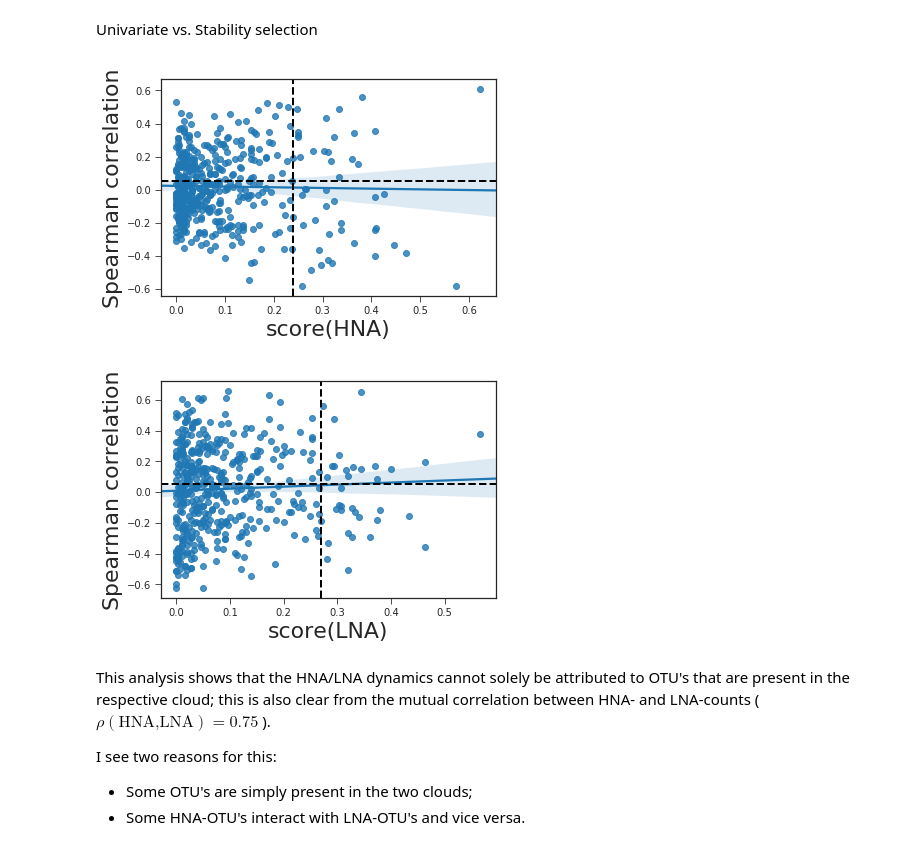
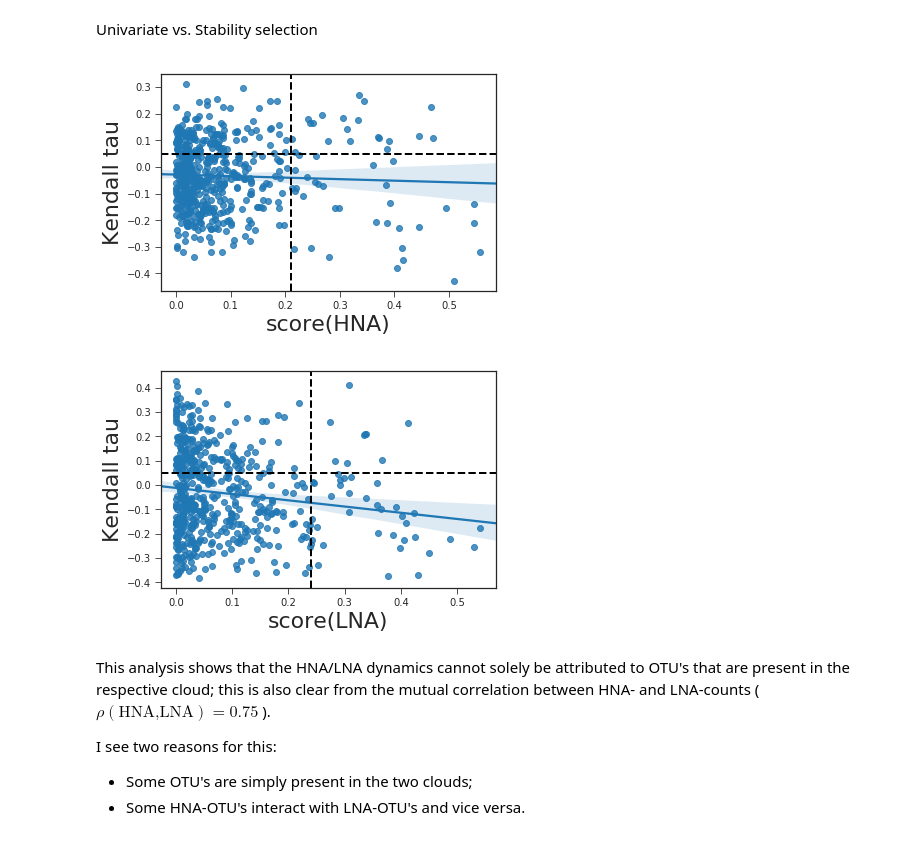
Before and after one commit to rprops/HNA_LNA_productivity, a Jupyter notebook: relative_analysis_5seq10_Inland.ipynb, the cells around one changed output. Drawn from its saved outputs; the diff is of its cells as text; code cells hidden in the pictures.

```diff
--- a/relative_analysis_5seq10_Inland.ipynb
+++ b/relative_analysis_5seq10_Inland.ipynb
@@ -100,15 +90,13 @@ Let's compare two methods:
 - (other methods can follow as well).
 # %%
 f_regr, f_regr_p = f_regression(data_stand.loc[:,otus],hna)
-r_spearman = np.zeros(len(otus))
-p_spearman = np.zeros(len(otus))
+kendall = np.zeros(len(otus))
+p_kendall = np.zeros(len(otus))
 for i in np.arange(0,len(otus)):
-    r_spearman[i], p_spearman[i] = spearmanr(data_stand.loc[:,otus[i]],hna, axis=0)
+    kendall[i], p_kendall[i] = kendalltau(data_stand.loc[:,otus[i]],hna)
 uni_fs = pd.DataFrame(f_regr, index=otus, columns = ['f_regr'])
 uni_fs['p-value'] = f_regr_p
-uni_fs['r_spearman'] = r_spearman
-uni_fs['p_spearman'] = p_spearman
-#uni_fs['mi'] = mutual_info_regression(data_stand.loc[:,otus],hna)
-#uni_fs.sort_values(ascending=False,inplace=True, by='f_regr')
+uni_fs['kendall'] = kendall
+uni_fs['p_kendall'] = p_kendall
 display(uni_fs.head(10))
 # %% [output]
@@ -229,8 +179,8 @@ otu_scores = otu_scores.assign(abun_abs_mean = data_abs.loc[:,otus].mean())
 otu_scores = otu_scores.assign(abun_abs_CV = data_abs.loc[:,otus].std()/data_abs.loc[:,otus].mean())
 otu_scores =  otu_scores.assign(abun_rel_mean = data_rel.loc[:,otus].mean())
 otu_scores = otu_scores.assign(abun_rel_CV = data_rel.loc[:,otus].std()/data_rel.loc[:,otus].mean())
-otu_scores['r_spearman'] = uni_fs.loc[otu_scores.index,'r_spearman']
-otu_scores['p_spearman'] = uni_fs.loc[otu_scores.index,'p_spearman']
+otu_scores['kendall'] = uni_fs.loc[otu_scores.index,'kendall']
+otu_scores['p_kendall'] = uni_fs.loc[otu_scores.index,'p_kendall']
 otu_scores.to_csv('Final/hnascores_otus_5seq10_rel_Inland.csv')
 # %%
 otu_scores_selected = otu_scores[otu_scores.score.values>thr]
@@ -275,14 +225,14 @@ plt.show()
 f_regr_lna, f_regr_p_lna = f_regression(data_stand.loc[:,otus],lna)
 uni_fs_lna = pd.DataFrame(f_regr_lna, index=otus, columns = ['f_regr'])
 uni_fs_lna['p-value'] = f_regr_p_lna
-r_spearman = np.zeros(len(otus))
-p_spearman = np.zeros(len(otus))
+kendall = np.zeros(len(otus))
+p_kendall = np.zeros(len(otus))
 for i in np.arange(0,len(otus)):
-    r_spearman[i], p_spearman[i] = spearmanr(data_stand.loc[:,otus[i]],lna, axis=0)
+    kendall[i], p_kendall[i] = kendalltau(data_stand.loc[:,otus[i]],lna)
 uni_fs_lna = pd.DataFrame(f_regr_lna, index=otus, columns = ['f_regr'])
 uni_fs_lna['p-value'] = f_regr_p
-uni_fs_lna['r_spearman'] = r_spearman
-uni_fs_lna['p_spearman'] = p_spearman
+uni_fs_lna['kendall'] = kendall
+uni_fs_lna['p_kendall'] = p_kendall
 #uni_fs_lna['mi'] = mutual_info_regression(data_stand.loc[:,otus],lna)
 #uni_fs_lna.sort_values(ascending=False,inplace=True, by='f_regr')
 display(uni_fs_lna.head(10))
@@ -381,9 +306,9 @@ otu_scores_lna = otu_scores_lna.assign(abun_abs_mean = data_abs.loc[:,otus].mean
 otu_scores_lna = otu_scores_lna.assign(abun_abs_CV = data_abs.loc[:,otus].std()/data_abs.loc[:,otus].mean())
 otu_scores_lna =  otu_scores_lna.assign(abun_rel_mean = data_rel.loc[:,otus].mean())
 otu_scores_lna = otu_scores_lna.assign(abun_rel_CV = data_rel.loc[:,otus].std()/data_rel.loc[:,otus].mean())
-otu_scores_lna['r_spearman'] = uni_fs_lna.loc[otu_scores.index,'r_spearman']
-otu_scores_lna['p_spearman'] = uni_fs_lna.loc[otu_scores.index,'p_spearman']
-otu_scores_lna.to_csv('Final/lnascores_otus_abun_5seq10_rel_Inland.csv')
+otu_scores_lna['kendall'] = uni_fs_lna.loc[otu_scores.index,'kendall']
+otu_scores_lna['p_kendall'] = uni_fs_lna.loc[otu_scores.index,'p_kendall']
+otu_scores_lna.to_csv('Final/lnascores_otus_5seq10_rel_Inland.csv')
 # %%
 otu_scores_selected_lna = otu_scores_lna[otu_scores_lna.score.values>thr_lna]
 selected_otus_lna = otu_scores_selected_lna.index
@@ -468,10 +397,10 @@ This figure shows 4 area's:
 Univariate vs. Stability selection
 # %%
 plt.figure()
-sns.regplot(x=otu_scores.loc[:,'score'],y=uni_fs.loc[otu_scores.index,'r_spearman'])
+sns.regplot(x=otu_scores.loc[:,'score'],y=uni_fs.loc[otu_scores.index,'kendall'])
 plt.xlabel('score(HNA)', size=22)
 plt.xticks(size=10)
-plt.ylabel('Spearman correlation', size=22)
+plt.ylabel('Kendall tau', size=22)
 plt.yticks(size=10)
 #plt.yscale('log')
 plt.axhline(y=0.05, linewidth=2, linestyle='--', color = 'k')
@@ -479,21 +408,21 @@ plt.axvline(x=thr, linewidth=2, linestyle='--', color = 'k')
 #plt.axis([-0.005,1.005,0.0000000000000000000001, 1])
 plt.show()
 # %% [output]
-[figure, old version]
+[figure, new version]
 # %%
 plt.figure()
-sns.regplot(x=otu_scores_lna.loc[:,'score'],y=uni_fs_lna.loc[otu_scores.index,'r_spearman'])
+sns.regplot(x=otu_scores_lna.loc[:,'score'],y=uni_fs_lna.loc[otu_scores.index,'kendall'])
 plt.xlabel('score(LNA)', size=22)
 plt.xticks(size=10)
-plt.ylabel('Spearman correlation', size=22)
+plt.ylabel('Kendall tau', size=22)
 plt.yticks(size=10)
 #plt.yscale('log')
 plt.axhline(y=0.05, linewidth=2, linestyle='--', color = 'k')
 plt.axvline(x=thr_lna, linewidth=2, linestyle='--', color = 'k')
 #plt.axis([-0.005,1.005,0.0000000000000000000001, 1])
 plt.show()
 # %% [output]
-[figure, old version]
+[figure, new version]
 # %% [markdown]
 This analysis shows that the HNA/LNA dynamics cannot solely be attributed to OTU's that are present in the respective cloud; this is also clear from the mutual correlation between HNA- and LNA-counts ( $\rho(\text{HNA,LNA}) = 0.75$ ).
 
```
Also changed, not shown: parts of 34 cells of this notebook, 5 other files.
